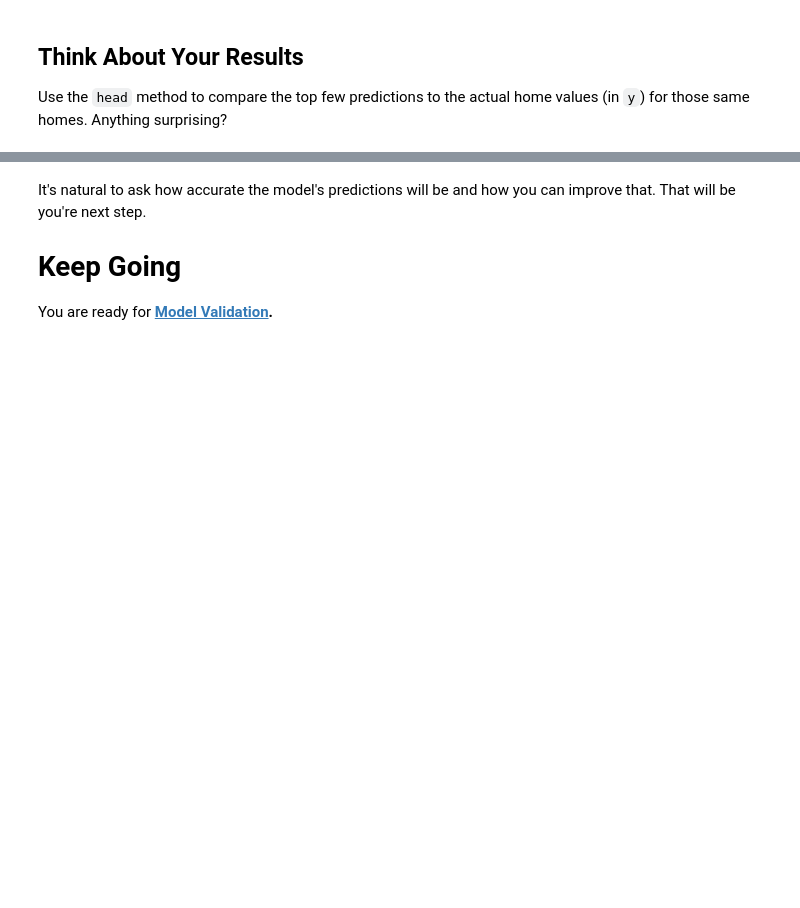
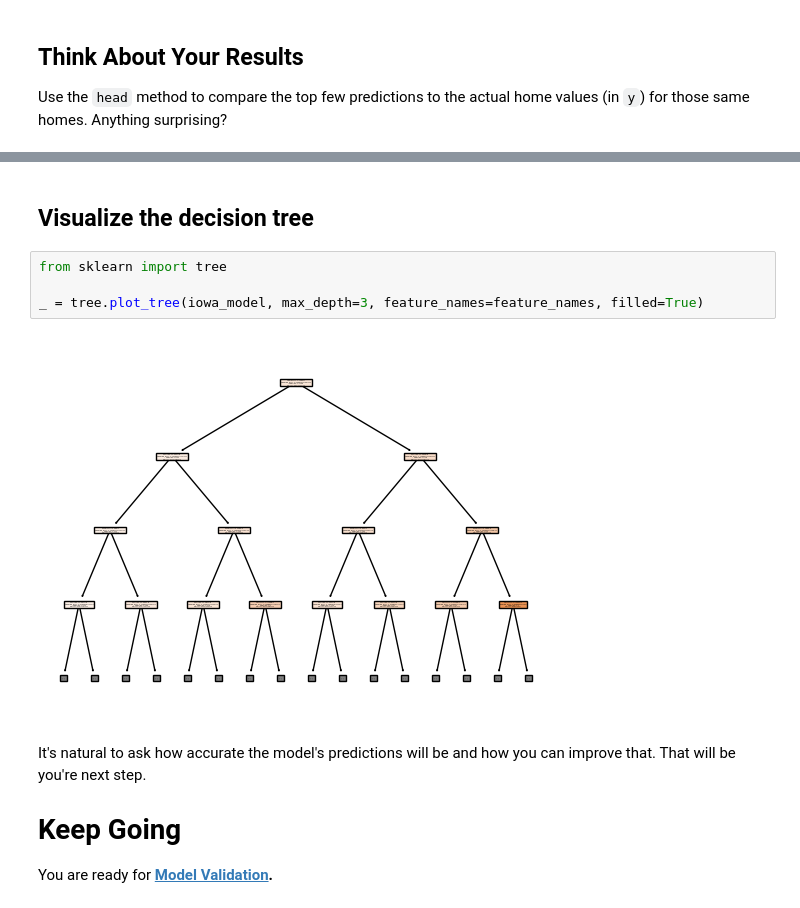
Before and after one commit to amirhosseindavoody/ML-practice, a Jupyter notebook: decision-tree-regressor-using-scikit-learn.ipynb, the cells around one changed output, grey strips where cells are left out. Drawn from its saved outputs; the diff is of its cells as text; blank space fills up the shorter version.

```diff
--- a/decision-tree-regressor-using-scikit-learn.ipynb
+++ b/decision-tree-regressor-using-scikit-learn.ipynb
@@ -182,3 +200,11 @@ plt.plot(home_data.SalePricePredictions/home_data.SalePrice, '.')
+# %% [markdown]
+## Visualize the decision tree
+# %%
+from sklearn import tree
+
+_ = tree.plot_tree(iowa_model, max_depth=3, feature_names=feature_names, filled=True)
+# %% [output]
+[figure, added]
 # %% [markdown]
 It's natural to ask how accurate the model's predictions will be and how you can improve that. That will be you're next step.
 
```
Also changed, not shown: parts of 5 cells of this notebook.
